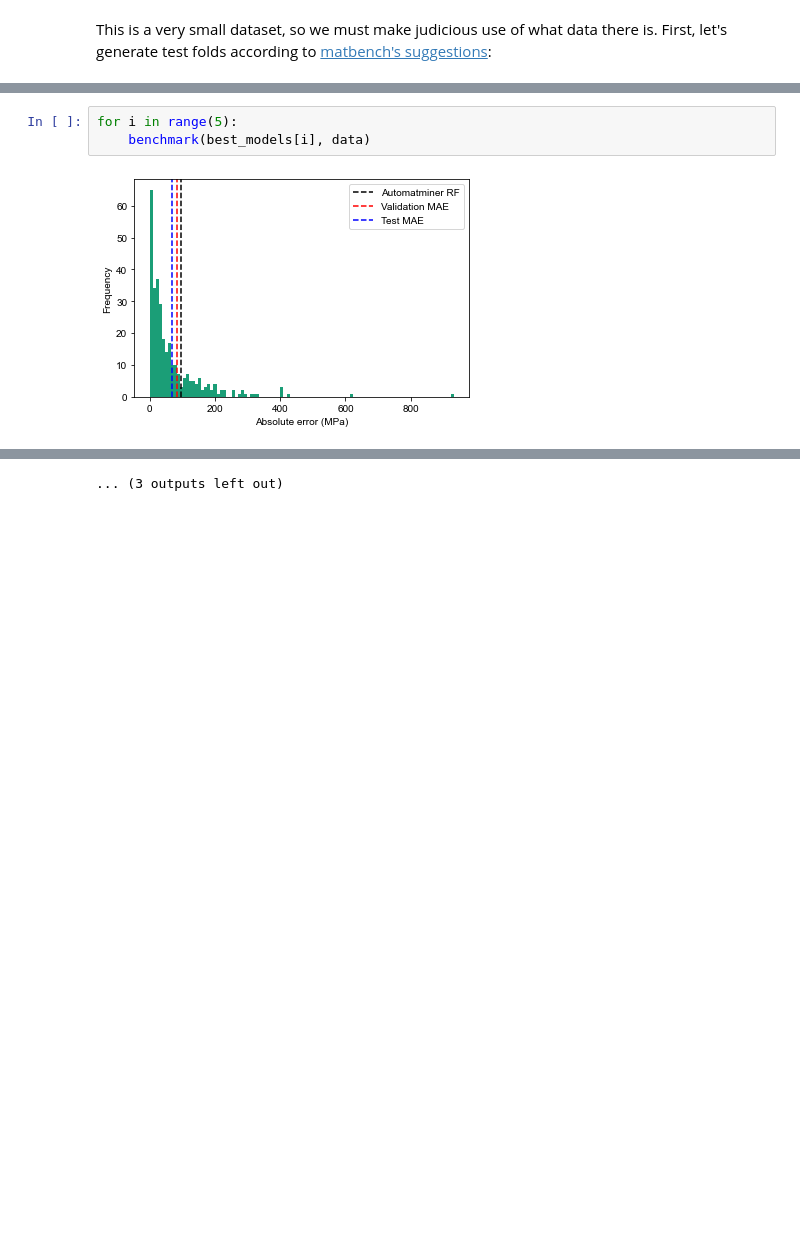
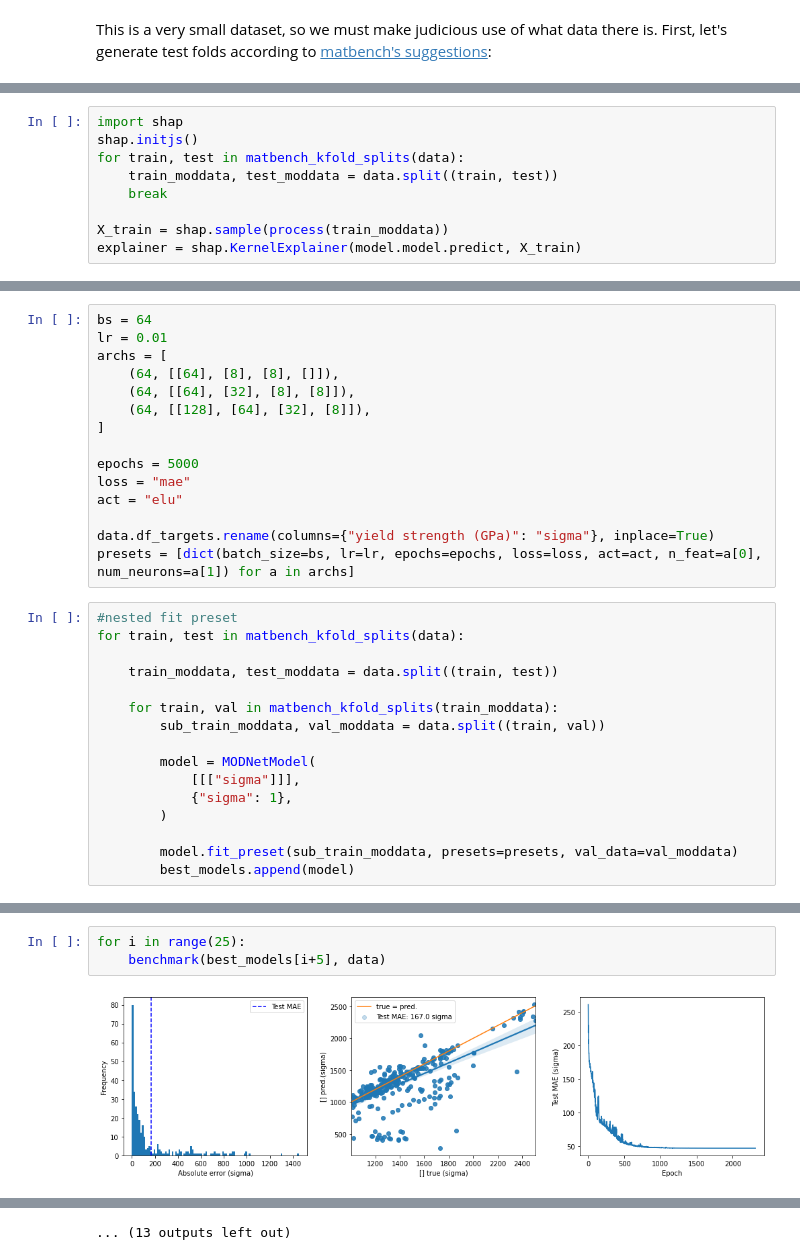
Before and after one commit to modl-uclouvain/modnet-matbench, a Jupyter notebook: matbench_steels/steel_benchmark.ipynb, the cells around one changed output, grey strips where cells are left out. Drawn from its saved outputs; the diff is of its cells as text; blank space fills up the shorter version.

Commit message:
Dirty commits of WIP notebooks and data dumps

```diff
--- a/matbench_steels/steel_benchmark.ipynb
+++ b/matbench_steels/steel_benchmark.ipynb
@@ -259,0 +339,9 @@ INFO:root:Fitting model...
+# %%
+import shap
+shap.initjs()
+for train, test in matbench_kfold_splits(data):
+    train_moddata, test_moddata = data.split((train, test))
+    break
+
+X_train = shap.sample(process(train_moddata))
+explainer = shap.KernelExplainer(model.model.predict, X_train)
@@ -259,0 +410,31 @@ INFO:root:Fitting model...
+# %%
+bs = 64
+lr = 0.01
+archs = [
+    (64, [[64], [8], [8], []]),
+    (64, [[64], [32], [8], [8]]),
+    (64, [[128], [64], [32], [8]]),
+]
+
+epochs = 5000
+loss = "mae"
+act = "elu"
+
+data.df_targets.rename(columns={"yield strength (GPa)": "sigma"}, inplace=True)
+presets = [dict(batch_size=bs, lr=lr, epochs=epochs, loss=loss, act=act, n_feat=a[0], num_neurons=a[1]) for a in archs]
+# %%
+#nested fit preset
+for train, test in matbench_kfold_splits(data):
+
+    train_moddata, test_moddata = data.split((train, test))
+
+    for train, val in matbench_kfold_splits(train_moddata):
+        sub_train_moddata, val_moddata = data.split((train, val))
+
+        model = MODNetModel(
+            [[["sigma"]]],
+            {"sigma": 1},
+        )
+
+        model.fit_preset(sub_train_moddata, presets=presets, val_data=val_moddata)
+        best_models.append(model)
@@ -260,5 +459,5 @@ INFO:root:Fitting model...
 # %%
-for i in range(5):
-    benchmark(best_models[i], data)
+for i in range(25):
+    benchmark(best_models[i+5], data)
 # %% [output]
-[figure, old version]
+[figure, new version]
@@ -276 +475 @@ for i in range(5):
-... (3 outputs left out)
+... (13 outputs left out)
```
Also changed, not shown: parts of 20 cells of this notebook, 9 other files.
